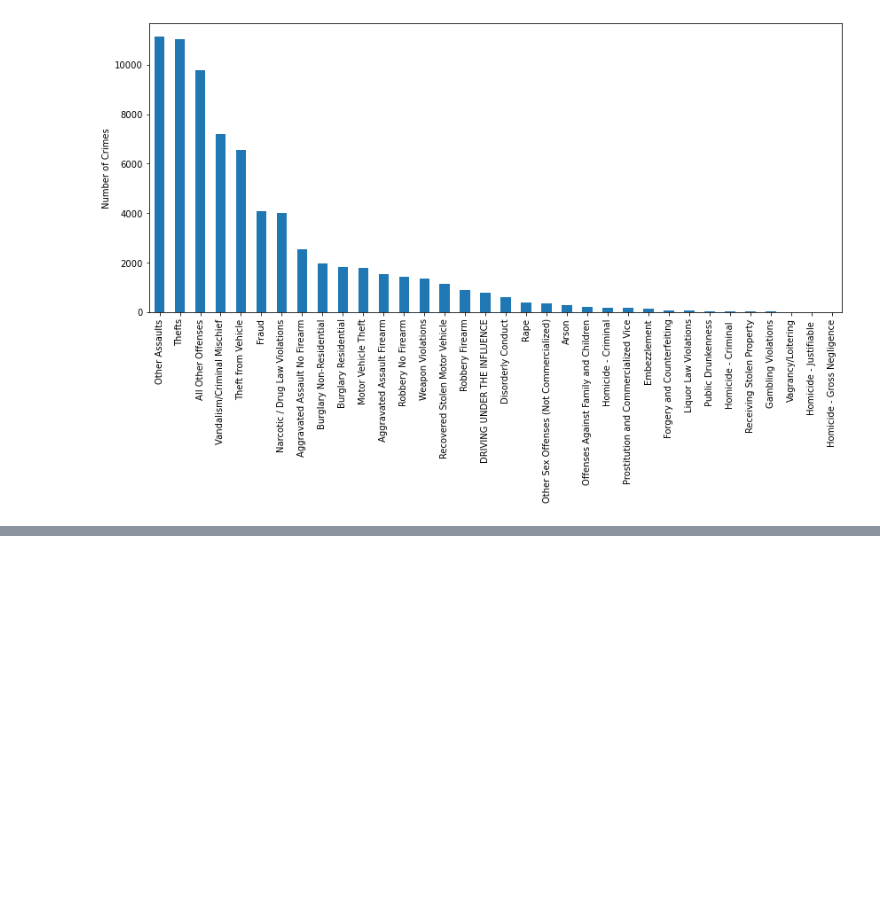
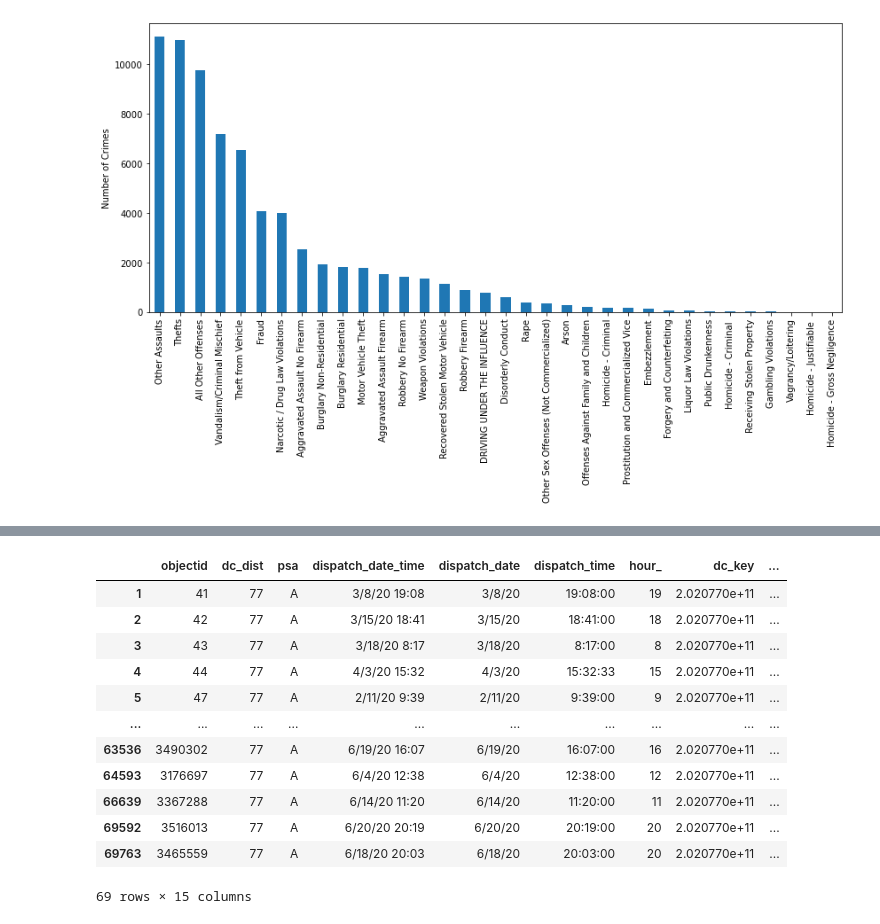
Before and after one commit to AoWangPhilly/red-handed, a Jupyter notebook: src/data/Cleaning Crime Data.ipynb, the cells around one changed output, grey strips where cells are left out. Cells and saved outputs as stored; diff of their text form; code cells hidden in the pictures; blank space fills up the shorter version.

```diff
--- a/src/data/Cleaning Crime Data.ipynb
+++ b/src/data/Cleaning Crime Data.ipynb
@@ -80,0 +130,16 @@ Text(0, 0.5, 'Number of Crimes')
+# %%
+df[df.location_block == "0 BLOCK PIA WAY"]
+# %% [output]
+|  | objectid | dc_dist | psa | dispatch_date_time | dispatch_date | dispatch_time | hour_ | dc_key | ... |
+| 1 | 41 | 77 | A | 3/8/20 19:08 | 3/8/20 | 19:08:00 | 19 | 2.020770e+11 | ... |
+| 2 | 42 | 77 | A | 3/15/20 18:41 | 3/15/20 | 18:41:00 | 18 | 2.020770e+11 | ... |
+| 3 | 43 | 77 | A | 3/18/20 8:17 | 3/18/20 | 8:17:00 | 8 | 2.020770e+11 | ... |
+| 4 | 44 | 77 | A | 4/3/20 15:32 | 4/3/20 | 15:32:33 | 15 | 2.020770e+11 | ... |
+| 5 | 47 | 77 | A | 2/11/20 9:39 | 2/11/20 | 9:39:00 | 9 | 2.020770e+11 | ... |
+| ... | ... | ... | ... | ... | ... | ... | ... | ... | ... |
+| 63536 | 3490302 | 77 | A | 6/19/20 16:07 | 6/19/20 | 16:07:00 | 16 | 2.020770e+11 | ... |
+| 64593 | 3176697 | 77 | A | 6/4/20 12:38 | 6/4/20 | 12:38:00 | 12 | 2.020770e+11 | ... |
+| 66639 | 3367288 | 77 | A | 6/14/20 11:20 | 6/14/20 | 11:20:00 | 11 | 2.020770e+11 | ... |
+| 69592 | 3516013 | 77 | A | 6/20/20 20:19 | 6/20/20 | 20:19:00 | 20 | 2.020770e+11 | ... |
+| 69763 | 3465559 | 77 | A | 6/18/20 20:03 | 6/18/20 | 20:03:00 | 20 | 2.020770e+11 | ... |
+69 rows × 15 columns
```
Also changed, not shown: parts of 11 cells of this notebook.
